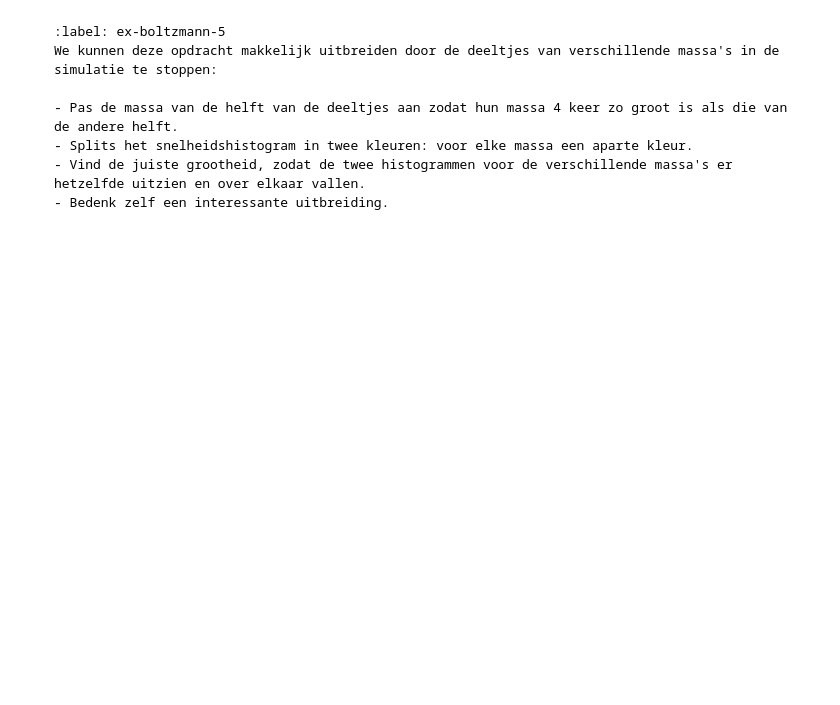
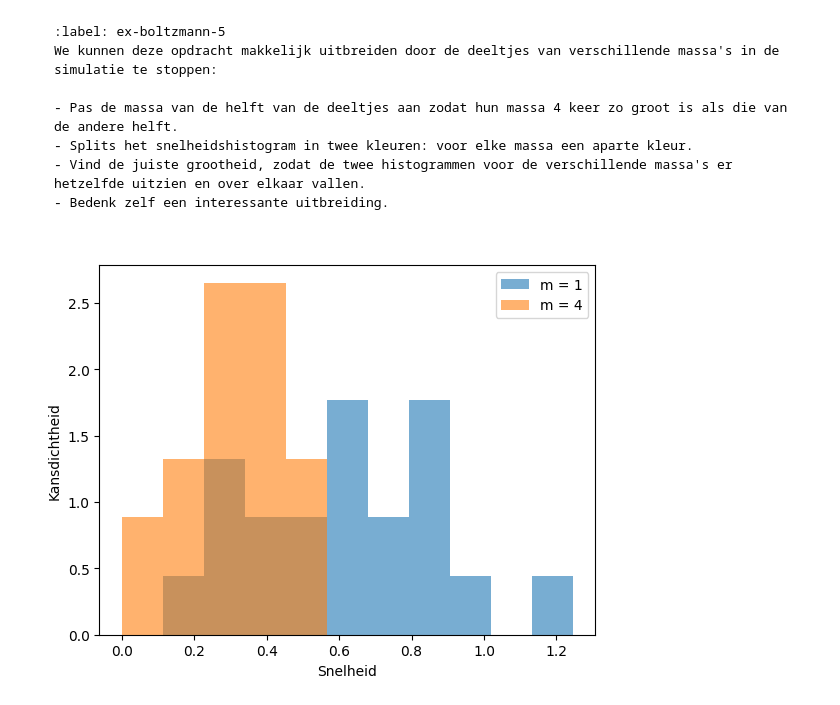
Before and after one commit to rstaasTUD/Silje_en_Raoul, a Jupyter notebook: Content/PySim/6_boltzmann.ipynb, the cells around one changed output. Saved outputs shown, nothing was run; the diff lists cells and outputs as text; code cells hidden in the pictures; blank space fills up the shorter version.

```diff
--- a/Content/PySim/6_boltzmann.ipynb
+++ b/Content/PySim/6_boltzmann.ipynb
@@ -390,3 +390,46 @@ We kunnen deze opdracht makkelijk uitbreiden door de deeltjes van verschillende
 - Splits het snelheidshistogram in twee kleuren: voor elke massa een aparte kleur.
 - Vind de juiste grootheid, zodat de twee histogrammen voor de verschillende massa's er hetzelfde uitzien en over elkaar vallen.
 - Bedenk zelf een interessante uitbreiding.
+# %%
+def create_mixed_particles(particles):
+    particles.clear()
+    for i in range(N):
+        vx = 0
+        vy = V_0
+        pos = np.random.uniform(-BOX_SIZE_0/2 + RADIUS, BOX_SIZE_0/2 - RADIUS, 2)
+
+        if i < N/2:
+            m = 1.0
+        else:
+            m = 4.0
+
+        particles.append(ParticleClass(m = m, v = [vx, vy], r = pos, R = RADIUS))
+
+
+particles = []
+create_mixed_particles(particles)
+
+for i in range(5000):
+    take_time_step(particles)
+
+
+one = []
+four = []
+
+for p in particles:
+    if p.m == 1.0:
+        one.append(np.linalg.norm(p.v))
+    else:
+        four.append(np.linalg.norm(p.v))
+
+bins = np.linspace(0, 3 * V_0, 12)
+
+plt.figure()
+plt.hist(one, bins = bins, density = True, alpha = 0.6, label = 'm = 1')
+plt.hist(four, bins = bins, density = True, alpha = 0.6, label = 'm = 4')
+plt.xlabel('Snelheid')
+plt.ylabel('Kansdichtheid')
+plt.legend()
+plt.show()
+# %% [output]
+[figure, added]
```
Also changed, not shown: parts of 5 cells of this notebook.
